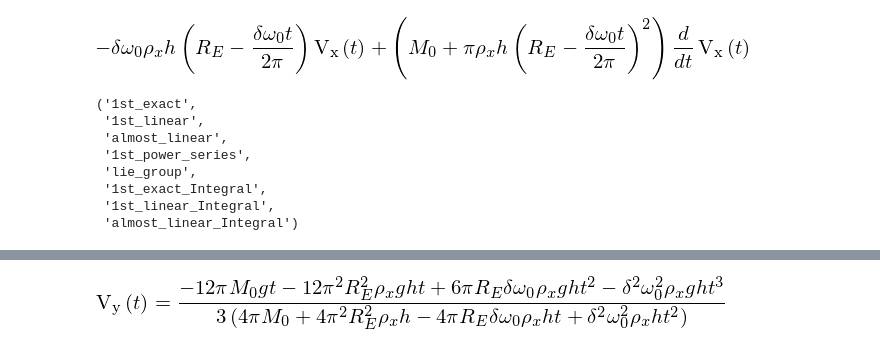
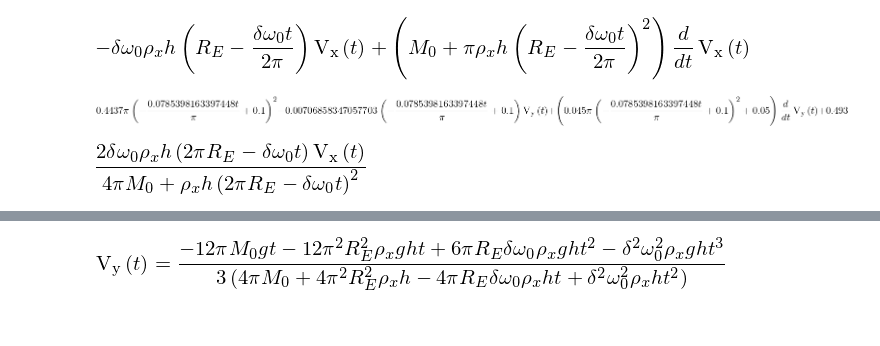
Before and after one commit to UoAACG/WorkshopNotebooks, a Jupyter notebook: Garcia.ipynb, the cells around one changed output, grey strips where cells are left out. Drawn from its saved outputs; the diff is of its cells as text; code cells hidden in the pictures; blank space fills up the shorter version.

```diff
--- a/Garcia.ipynb
+++ b/Garcia.ipynb
@@ -59,15 +69,14 @@ eqx
 # %% [output]
 [figure]
 # %%
-sub={R0:0.02,h:0.03,g:9.86,M0:0.020,w0:0.5*2.*np.pi,d:0.001,u0:5.0,rhox:1.5,Re:0.003,y0:100.}
+sub={R0:0.02,h:0.03,g:9.86,M0:0.050,w0:0.5*2.*np.pi,d:0.05,u0:5.0,rhox:1.5,Re:0.1,y0:100.,a:0.01}
-# %%
-sm.classify_ode(eqy)
-# %% [output]
-('1st_exact',
- '1st_linear',
- 'almost_linear',
- '1st_power_series',
- 'lie_group',
- '1st_exact_Integral',
- '1st_linear_Integral',
- 'almost_linear_Integral')
+# %%
+sub[a]=1
+# %%
+eqy.subs(sub)
+# %% [output]
+[figure, added]
+# %%
+sm.solve(eqx,sm.diff(Vx))[0]
+# %% [output]
+[figure, added]
```
Also changed, not shown: parts of 38 cells of this notebook, 5 other files.
